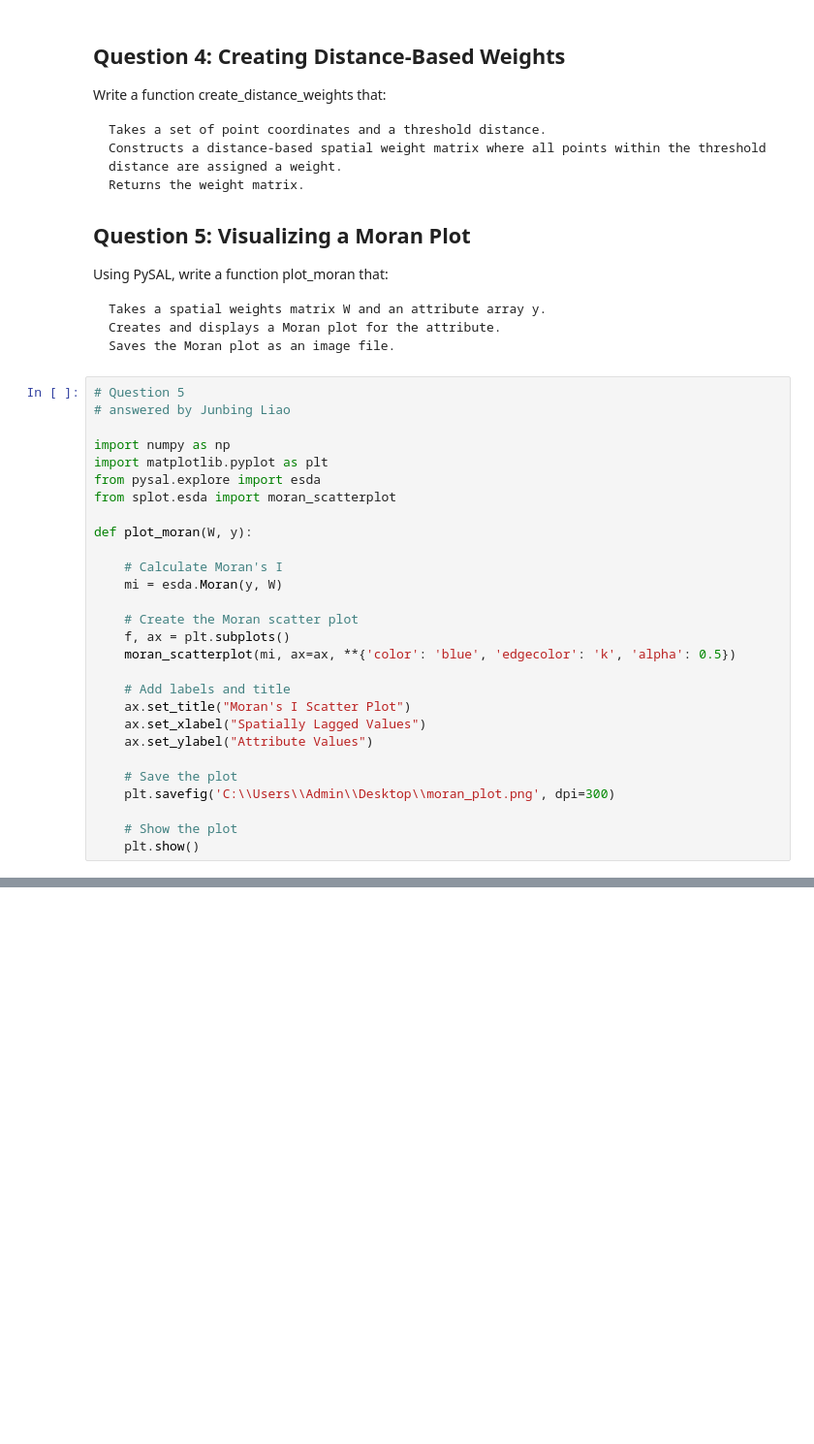
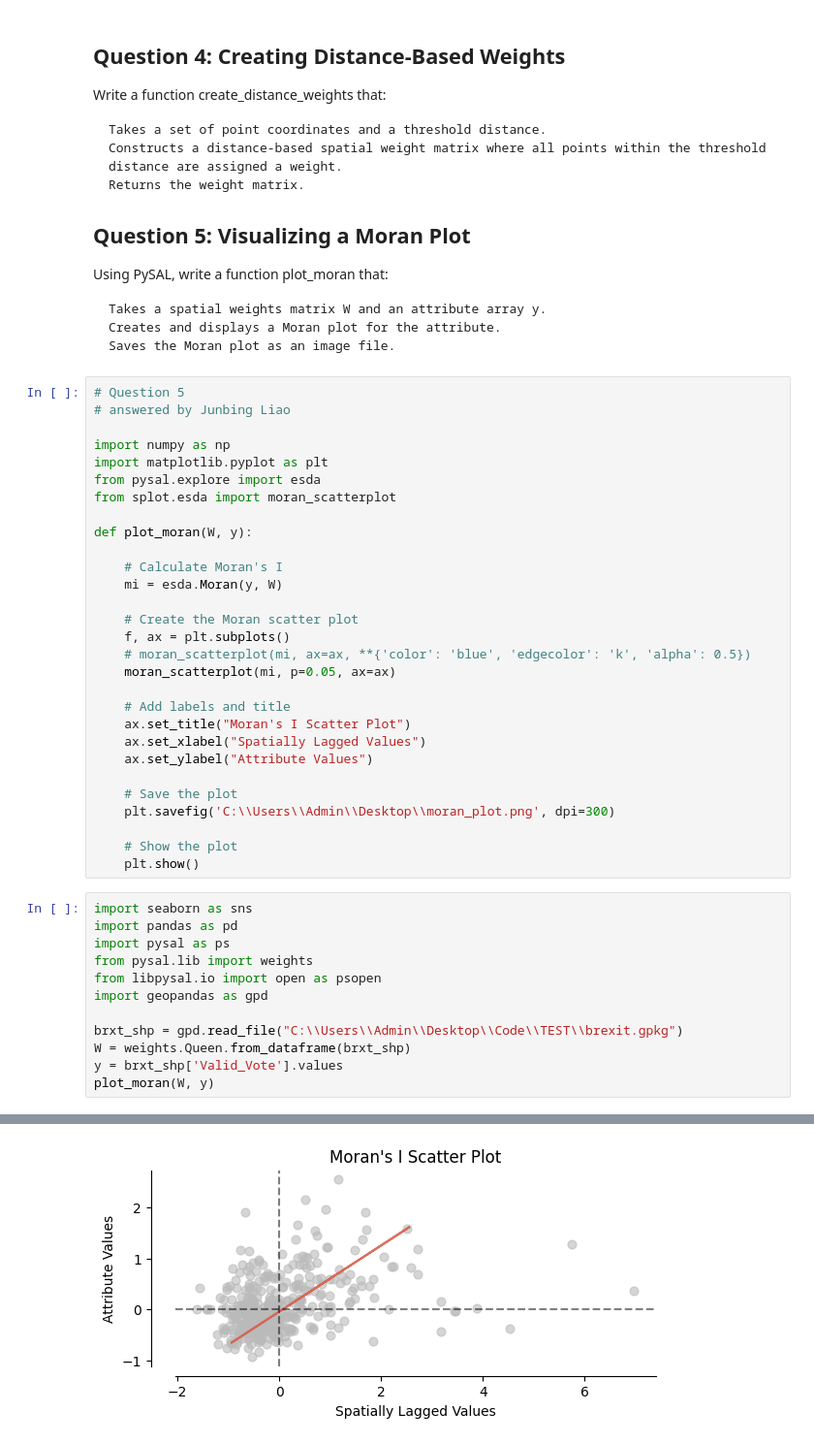
Before and after one commit to MJMRData1Assignment1/Assignment-1, a Jupyter notebook: J.L/hw-04.ipynb, the cells around one changed output, grey strips where cells are left out. Shown at 97% size. Saved outputs shown, nothing was run; the diff lists cells and outputs as text; blank space fills up the shorter version.

```diff
--- a/J.L/hw-04.ipynb
+++ b/J.L/hw-04.ipynb
@@ -232,7 +232,8 @@ def plot_moran(W, y):
 
     # Create the Moran scatter plot
     f, ax = plt.subplots()
-    moran_scatterplot(mi, ax=ax, **{'color': 'blue', 'edgecolor': 'k', 'alpha': 0.5})
+    # moran_scatterplot(mi, ax=ax, **{'color': 'blue', 'edgecolor': 'k', 'alpha': 0.5})
+    moran_scatterplot(mi, p=0.05, ax=ax)
 
     # Add labels and title
     ax.set_title("Moran's I Scatter Plot")
@@ -244,3 +245,16 @@ def plot_moran(W, y):
 
     # Show the plot
     plt.show()
+# %%
+import seaborn as sns
+import pandas as pd
+import pysal as ps
+from pysal.lib import weights
+from libpysal.io import open as psopen
+import geopandas as gpd
+
+brxt_shp = gpd.read_file("C:\\Users\\Admin\\Desktop\\Code\\TEST\\brexit.gpkg")
+W = weights.Queen.from_dataframe(brxt_shp)
+y = brxt_shp['Valid_Vote'].values
+plot_moran(W, y)
+# %% [output]
@@ -246,0 +267 @@ def plot_moran(W, y):
+[figure, added]
```
Also changed, not shown: parts of 1 cell of this notebook.
